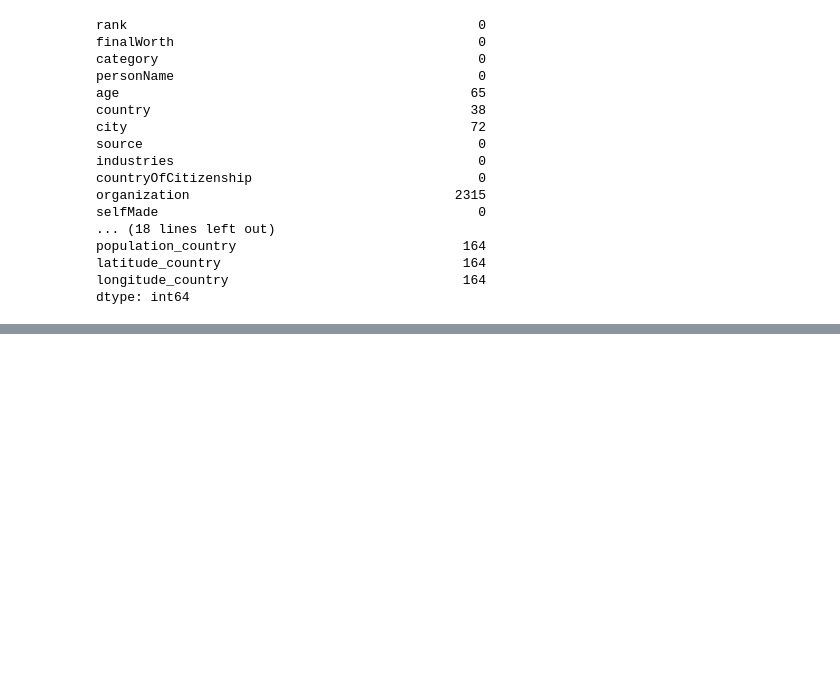
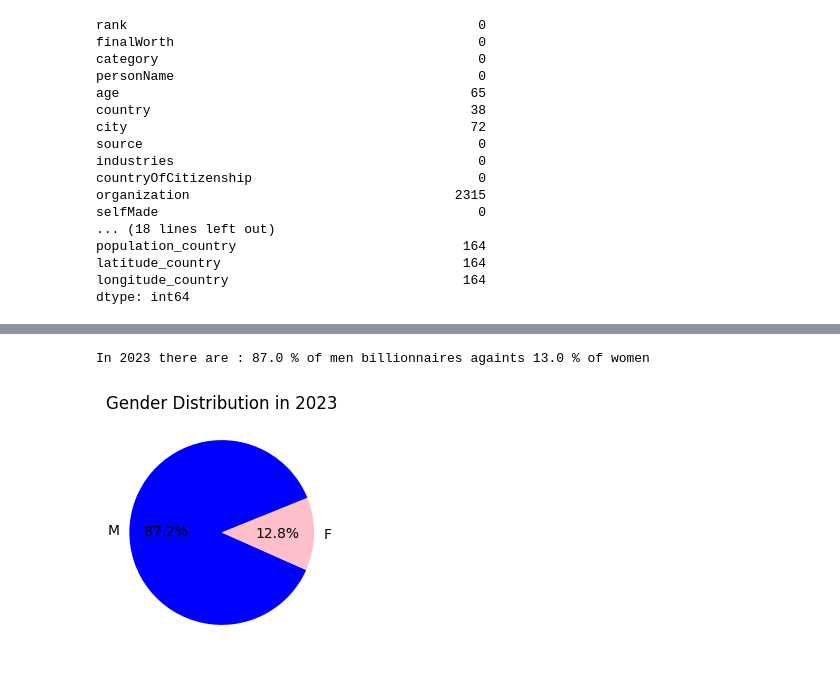
Before and after one commit to guillaumebrethes/Colaboratory, a Jupyter notebook: Billionaires_Statistics_Dataset_2023.ipynb, the cells around one changed output, grey strips where cells are left out. Saved outputs shown, nothing was run; the diff lists cells and outputs as text; code cells hidden in the pictures; blank space fills up the shorter version.

```diff
--- a/Billionaires_Statistics_Dataset_2023.ipynb
+++ b/Billionaires_Statistics_Dataset_2023.ipynb
@@ -114,0 +156,17 @@ df_birthDate_age_concat =
+# %%
+# find actual age with columns : "birthDate",
+
+# Current time :
+date_now = datetime.datetime.now()
+
+#Convert "birthDate" in datetime
+df['birthDate'] = pd.to_datetime(df["birthDate"], errors = 'coerce')
+
+# New colomun with actual age
+df["actual_age"] = (date_now - df['birthDate']).astype('<m8[Y]')
+
+
+# delete columns "birthYear" , "birthMonth", "birthDay" equal to with columns "birthDate"
+df = df.drop(["age"], axis = 1)
+
+df.head()
@@ -114,0 +181,18 @@ df_birthDate_age_concat =
+# %%
+# Gender proportion
+
+gender_count = df["gender"].value_counts(normalize = True)
+gender_count_print = gender_count.round(2) * 100
+
+print("In 2023 there are :",gender_count_print["M"],"% of men billionnaires againts", gender_count_print["F"],"% of women")
+# %% [output]
+In 2023 there are : 87.0 % of men billionnaires againts 13.0 % of women
+# %%
+# Pie chart of Gender Distribution
+
+plt.figure(figsize=(3, 3))
+plt.pie(gender_count, labels=gender_count.index, autopct='%1.1f%%', startangle=22, colors=['blue', 'pink'])
+plt.title("Gender Distribution in 2023")
+plt.show()
+# %% [output]
+[figure, added]
```
Also changed, not shown: parts of 10 cells of this notebook.
